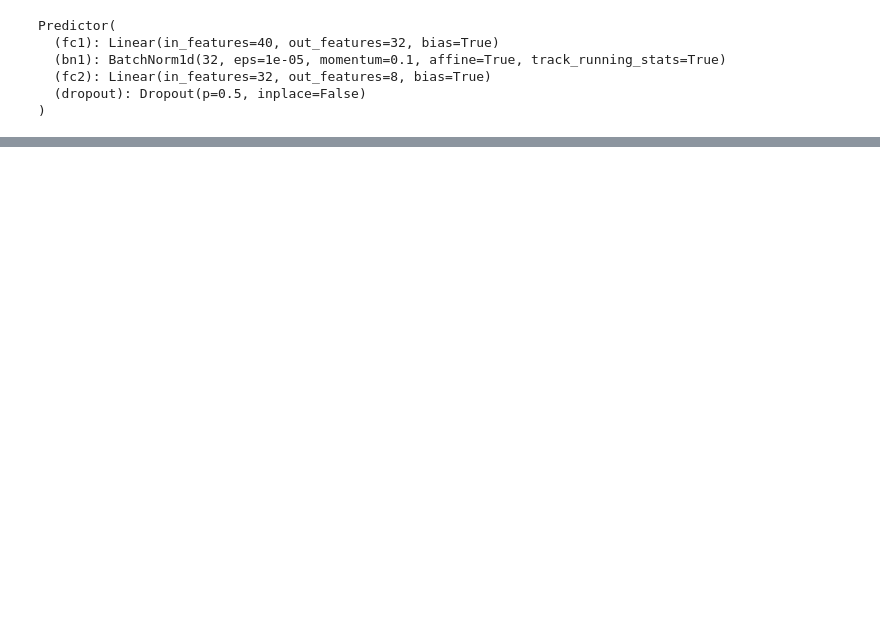
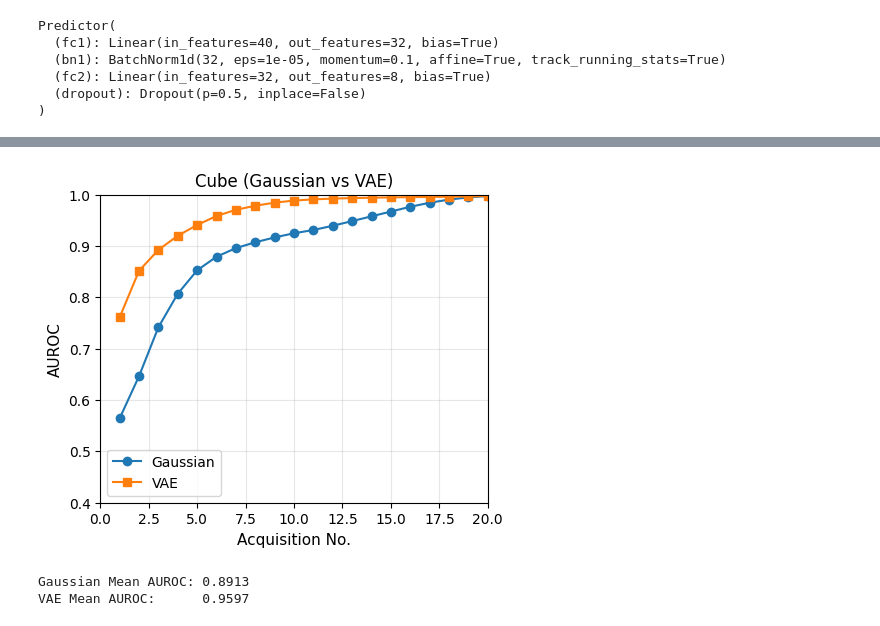
Before and after one commit to 83428342/Gamma-CMI, a Jupyter notebook: experiments.ipynb, the cells around one changed output, grey strips where cells are left out. Cells and saved outputs as stored; diff of their text form; code cells hidden in the pictures; blank space fills up the shorter version.

```diff
--- a/experiments.ipynb
+++ b/experiments.ipynb
@@ -183,0 +301,53 @@ Mean AUROC over all acquisitions = 0.8527
+# %%
+# =========================
+# 4) 기존 FeatureAcquisition 루프 재사용 (GaussianSampler → VAEGenerator로 교체)
+# =========================
+predictor.eval()
+N = X_test.size(0)
+D = X_test.size(1)
+x_np = X_test.cpu().numpy()
+m_np = np.zeros((N, D), dtype=np.float32)
+
+aurocs_vae = []
+for t in range(1, D+1):
+    FA = FeatureAcquisition(
+        x=x_np,
+        m=m_np,
+        generative_model=vae_generator,  # <<---- 교체
+        num_samples=10,                  # 내부에서 필요 시 사용; 현재 래퍼는 평균 대치
+        predictor=predictor,
+        alpha=1.0,
+        gamma=0.5
+    )
+    m_np, selected = FA.acquire()
+
+    with torch.no_grad():
+        xv = X_test.to(device)
+        mv = torch.tensor(m_np, dtype=torch.float32, device=device)
+        logits = predictor(xv, mv)
+        probs  = F.softmax(logits, dim=-1).cpu().numpy()
+
+    y_true = y_test.cpu().numpy()
+    auc = roc_auc_score(y_true, probs, multi_class='ovr', average='macro')
+    aurocs_vae.append(auc)
+
+# ===== 시각화 (VAE 결과도 같이 표시)
+plt.figure(figsize=(5,4))
+plt.plot(range(1, D+1), aurocs, marker='o', label='Gaussian')
+plt.plot(range(1, D+1), aurocs_vae, marker='s', label='VAE')
+plt.xlabel('Acquisition No.', fontsize=11)
+plt.ylabel('AUROC', fontsize=11)
+plt.title('Cube (Gaussian vs VAE)', fontsize=12)
+plt.xlim(0, D)
+plt.ylim(0.4, 1.0)
+plt.grid(True, alpha=0.3)
+plt.legend()
+plt.show()
+
+# ===== 평균 AUROC 출력 =====
+print(f"Gaussian Mean AUROC: {np.mean(aurocs):.4f}")
+print(f"VAE Mean AUROC:      {np.mean(aurocs_vae):.4f}")
+# %% [output]
+[figure, added]
+Gaussian Mean AUROC: 0.8913
+VAE Mean AUROC:      0.9597
```
Also changed, not shown: parts of 8 cells of this notebook.
